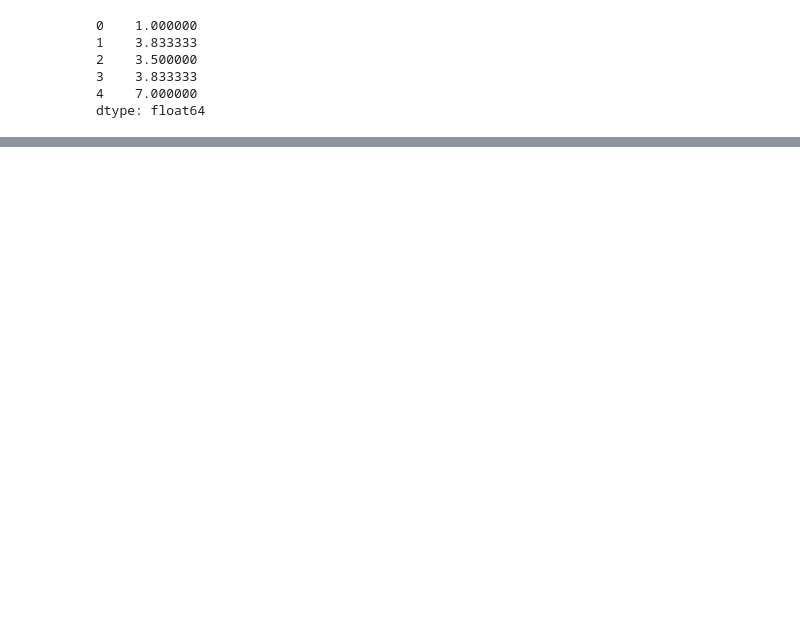
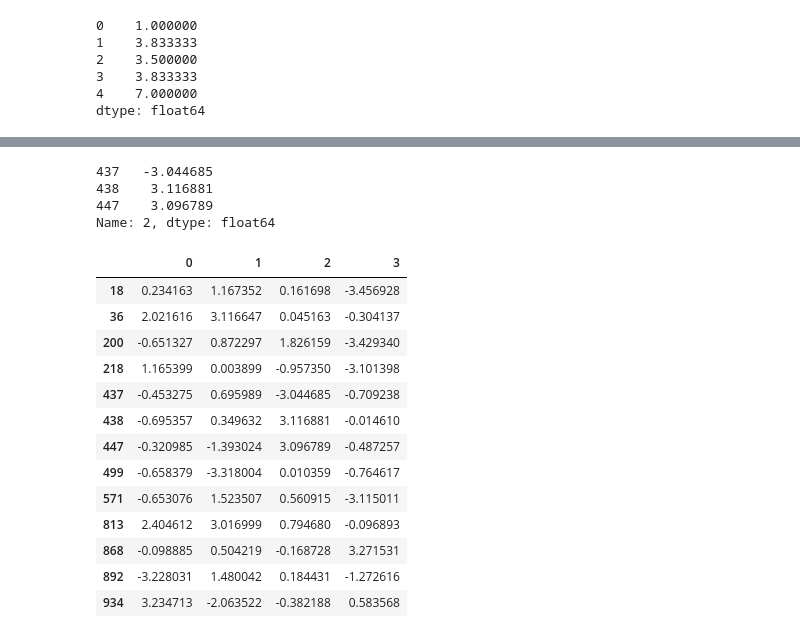
Before and after one commit to ChaceXYang/analytics-lab, a Jupyter notebook: py4da/Ch7.DataCleaning.ipynb, the cells around one changed output, grey strips where cells are left out. Cells and saved outputs as stored; diff of their text form; code cells hidden in the pictures; blank space fills up the shorter version.

Commit message:
ch7.2
finish dummy data

```diff
--- a/py4da/Ch7.DataCleaning.ipynb
+++ b/py4da/Ch7.DataCleaning.ipynb
@@ -240,0 +551,2 @@ dtype: float64
+# %%
+data = pd.DataFrame(np.random.standard_normal((1000, 4)))
@@ -240,0 +567,24 @@ dtype: float64
+# %%
+col[col.abs() > 3]
+# %% [output]
+437   -3.044685
+438    3.116881
+447    3.096789
+Name: 2, dtype: float64
+# %%
+data[(data.abs() > 3).any(axis = "columns")]
+# %% [output]
+|  | 0 | 1 | 2 | 3 |
+| 18 | 0.234163 | 1.167352 | 0.161698 | -3.456928 |
+| 36 | 2.021616 | 3.116647 | 0.045163 | -0.304137 |
+| 200 | -0.651327 | 0.872297 | 1.826159 | -3.429340 |
+| 218 | 1.165399 | 0.003899 | -0.957350 | -3.101398 |
+| 437 | -0.453275 | 0.695989 | -3.044685 | -0.709238 |
+| 438 | -0.695357 | 0.349632 | 3.116881 | -0.014610 |
+| 447 | -0.320985 | -1.393024 | 3.096789 | -0.487257 |
+| 499 | -0.658379 | -3.318004 | 0.010359 | -0.764617 |
+| 571 | -0.653076 | 1.523507 | 0.560915 | -3.115011 |
+| 813 | 2.404612 | 3.016999 | 0.794680 | -0.096893 |
+| 868 | -0.098885 | 0.504219 | -0.168728 | 3.271531 |
+| 892 | -3.228031 | 1.480042 | 0.184431 | -1.272616 |
+| 934 | 3.234713 | -2.063522 | -0.382188 | 0.583568 |
```
Also changed, not shown: parts of 94 cells of this notebook, 4 other files.
